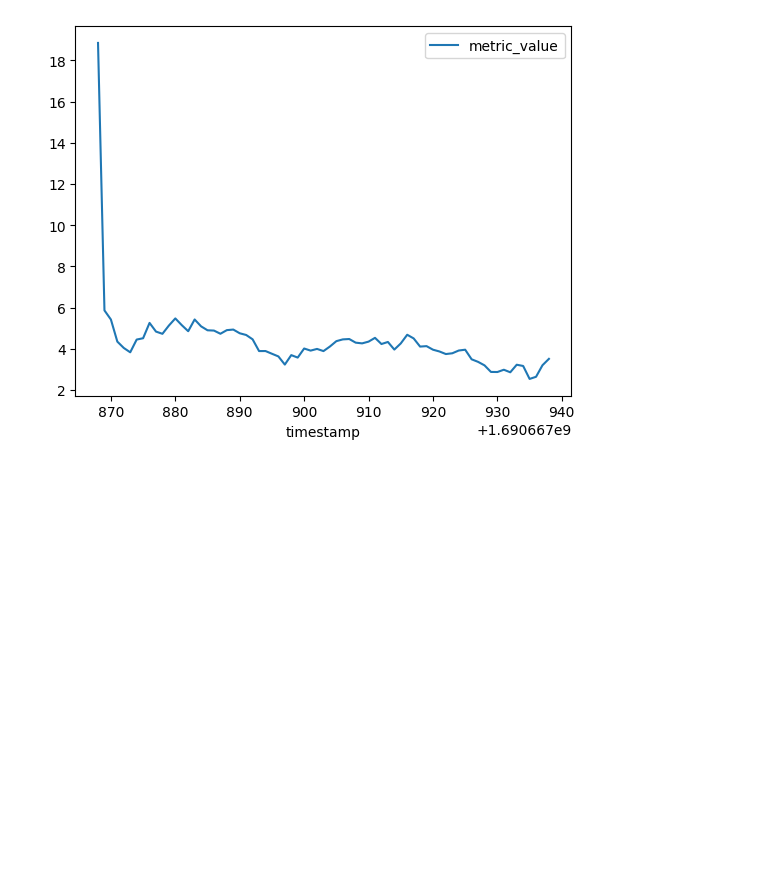
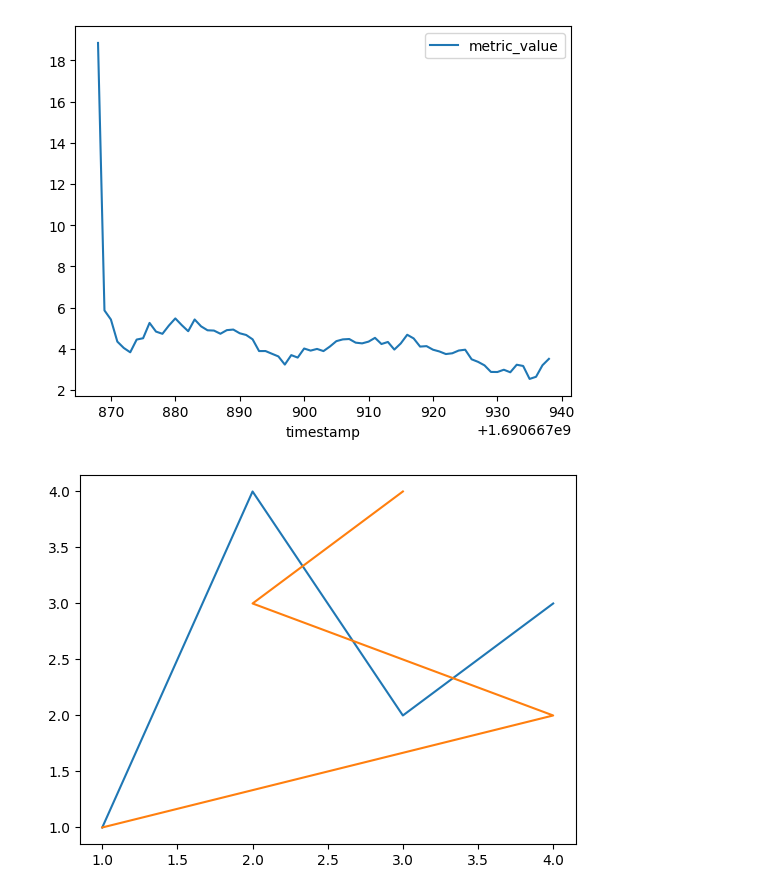
Before and after one commit to NateLeeP/api_load_test_project, a Jupyter notebook: timeseries_etl/timeseries_data_clean.ipynb, the cells around one changed output. Saved outputs shown, nothing was run; the diff lists cells and outputs as text; code cells hidden in the pictures; blank space fills up the shorter version.

Commit message:
Jupyter notebook matplot lib first graph

```diff
--- a/timeseries_etl/timeseries_data_clean.ipynb
+++ b/timeseries_etl/timeseries_data_clean.ipynb
@@ -28,3 +29,13 @@ http_duration_timeseries_df.plot(x='timestamp', y='metric_value')
 # %%
 # Rudimentary timeseries plot. Can I use matplotlib to create a better one with the x-axis tick marks to be 'seconds'
 # into test?
+# subplot creates a single sublpt - subplots returns an axes or array of axes
+# Below example creates two lines on same chart! I'll want to do this for load testing.
+fig, ax = plt.subplots(1, 1)
+ax.plot([1, 2, 3, 4], [1, 4, 2,3])
+ax.plot([1, 4, 2,3], [1, 2, 3, 4])
+plt.subplots
+
+plt.show
+# %% [output]
+[figure, added]
```
Also changed, not shown: parts of 2 cells of this notebook.
